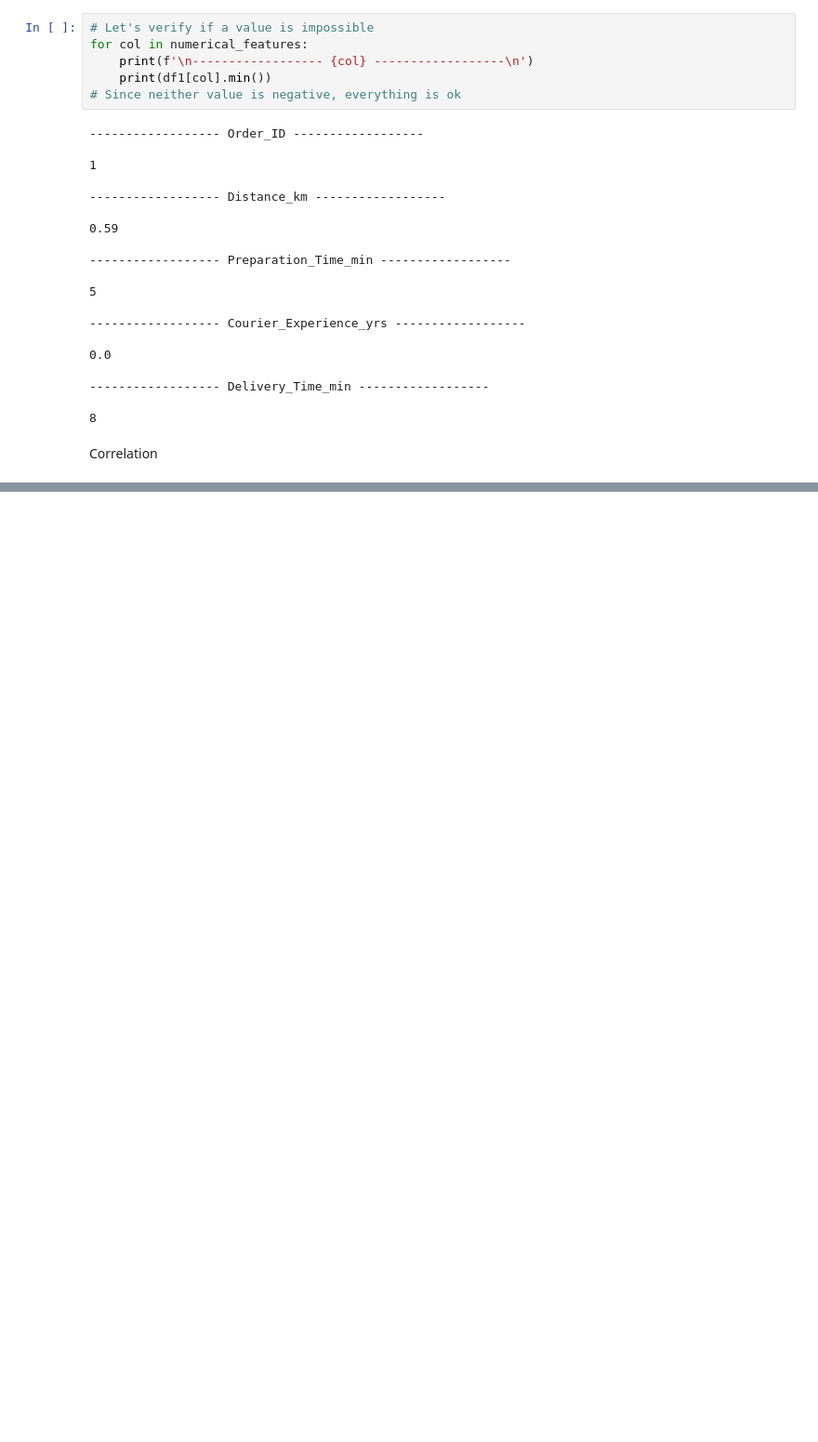
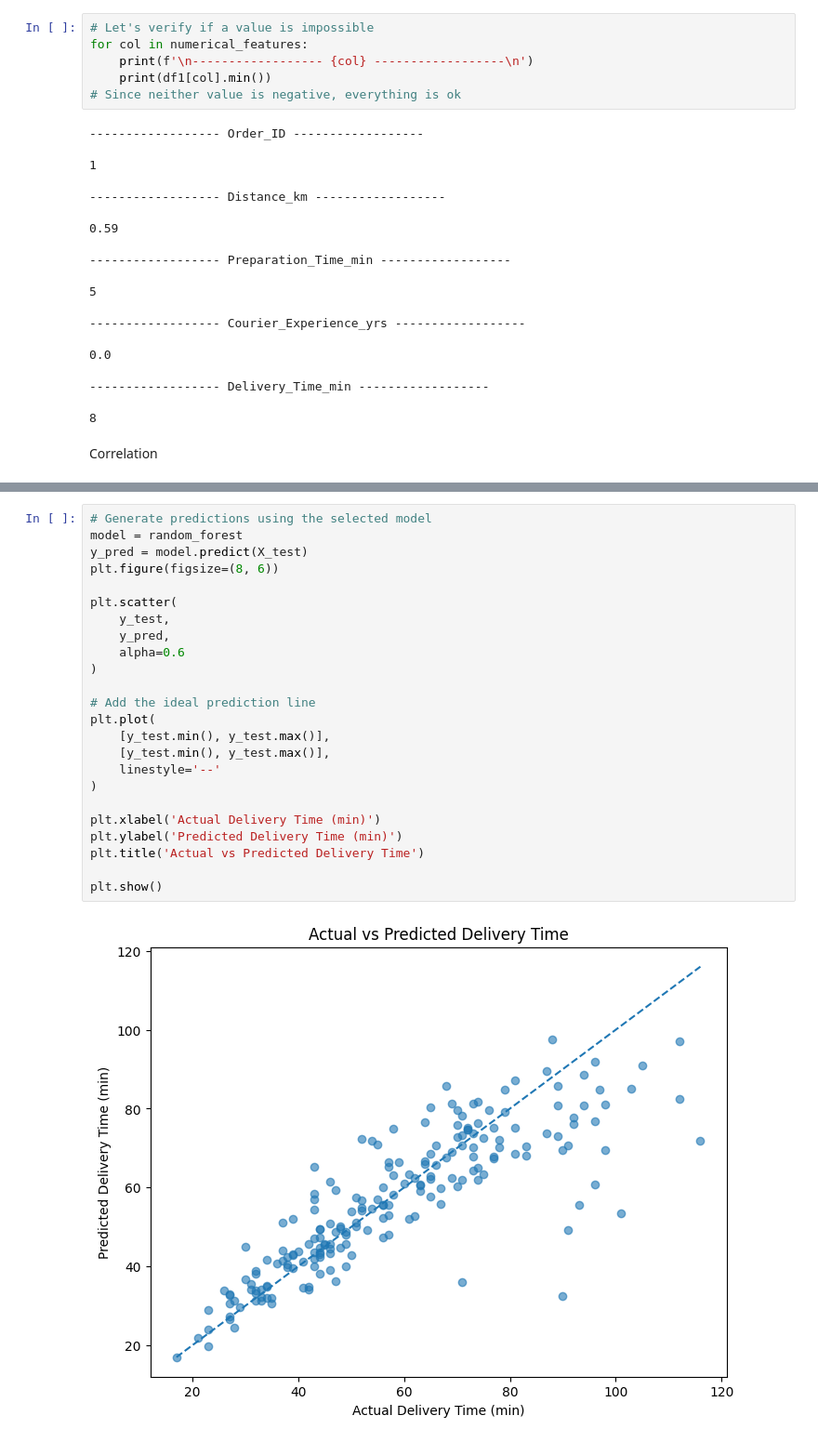
Before and after one commit to PriscillaAlmeida07/food-delivery-time-prediction, a Jupyter notebook: notebooks/ifood_analysis.ipynb, the cells around one changed output, grey strips where cells are left out. Shown at 93% size. Saved outputs shown, nothing was run; the diff lists cells and outputs as text; blank space fills up the shorter version.

```diff
--- a/notebooks/ifood_analysis.ipynb
+++ b/notebooks/ifood_analysis.ipynb
@@ -298,0 +440,26 @@ Scooter       55.500000    300
+# %%
+# Generate predictions using the selected model
+model = random_forest
+y_pred = model.predict(X_test)
+plt.figure(figsize=(8, 6))
+
+plt.scatter(
+    y_test,
+    y_pred,
+    alpha=0.6
+)
+
+# Add the ideal prediction line
+plt.plot(
+    [y_test.min(), y_test.max()],
+    [y_test.min(), y_test.max()],
+    linestyle='--'
+)
+
+plt.xlabel('Actual Delivery Time (min)')
+plt.ylabel('Predicted Delivery Time (min)')
+plt.title('Actual vs Predicted Delivery Time')
+
+plt.show()
+# %% [output]
+[figure, added]
```
Also changed, not shown: parts of 16 cells of this notebook.
